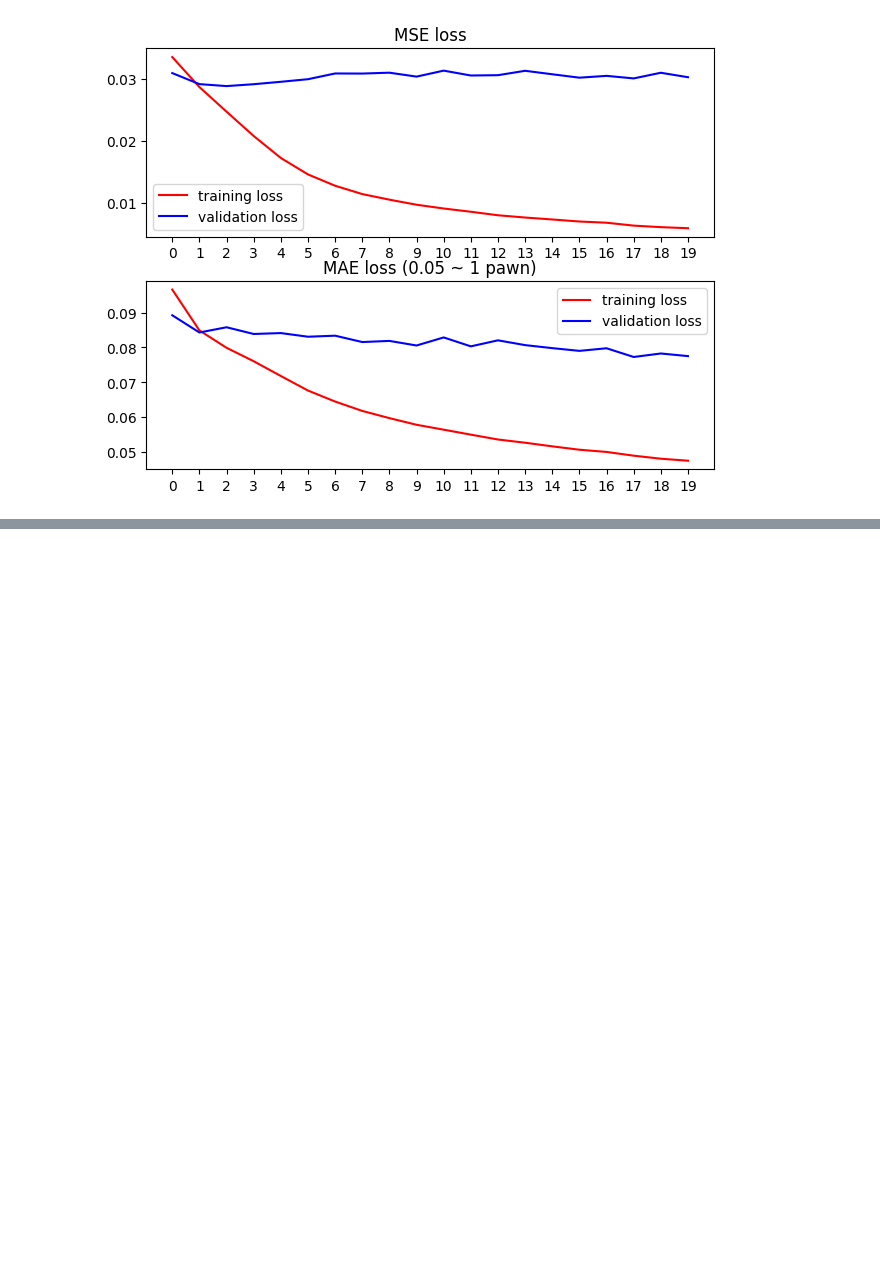
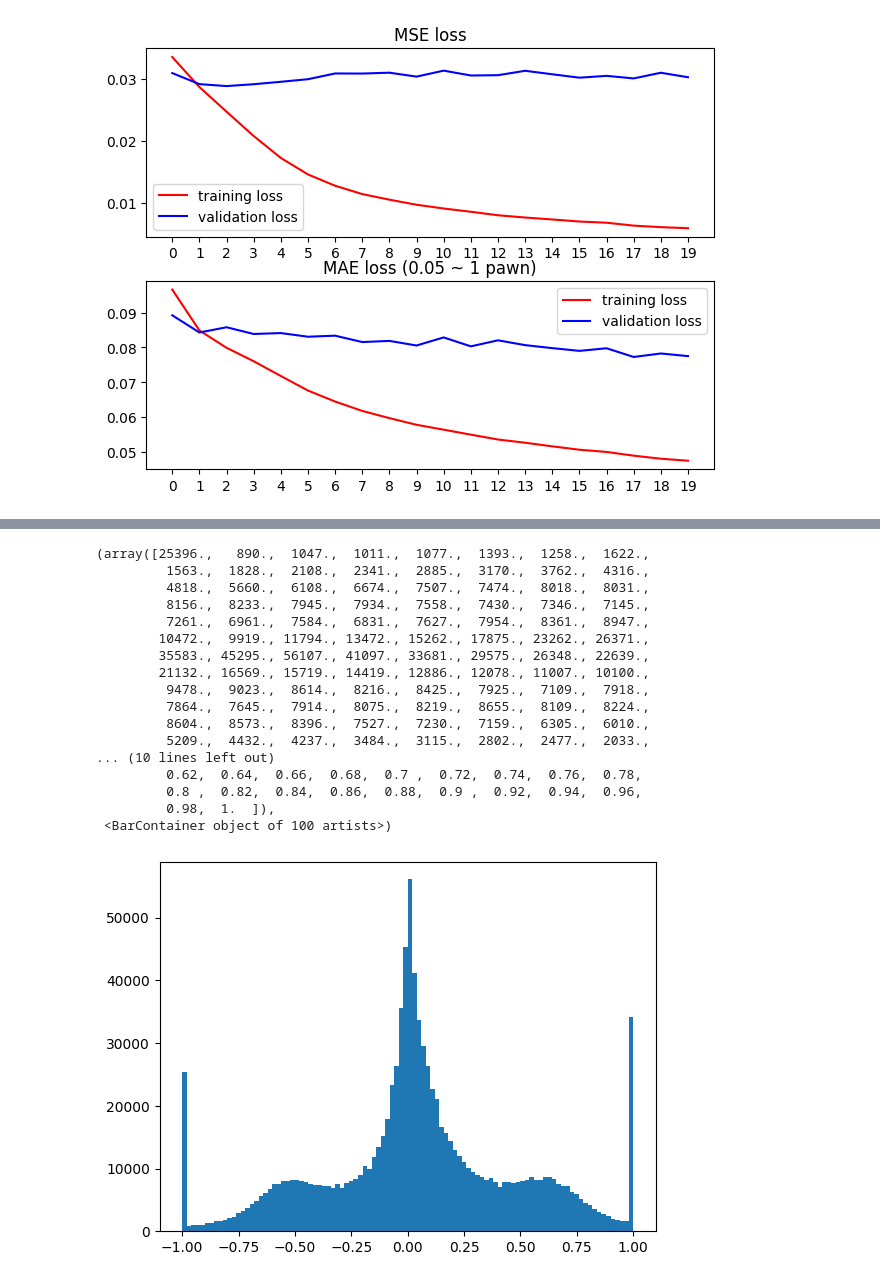
Before and after one commit to krajewskiML/ChessNeuralNetwork, a Jupyter notebook: train_keras.ipynb, the cells around one changed output, grey strips where cells are left out. Cells and saved outputs as stored; diff of their text form; code cells hidden in the pictures; blank space fills up the shorter version.

Commit message:
add visualisation

```diff
--- a/train_keras.ipynb
+++ b/train_keras.ipynb
@@ -446,0 +452,24 @@ plot_training(history_extended_new_data)
+# %%
+QUEEN_VALUE = 900
+clipped_labels_queen = np.clip(labels, -QUEEN_VALUE, QUEEN_VALUE)
+transformed_clipped_labels_queen = ((clipped_labels_queen - clipped_labels_queen.min()) / (clipped_labels_queen.max() - clipped_labels_queen.min())) * 2 - 1
+plt.hist(transformed_clipped_labels_queen, bins=100)
+# %% [output]
+(array([25396.,   890.,  1047.,  1011.,  1077.,  1393.,  1258.,  1622.,
+         1563.,  1828.,  2108.,  2341.,  2885.,  3170.,  3762.,  4316.,
+         4818.,  5660.,  6108.,  6674.,  7507.,  7474.,  8018.,  8031.,
+         8156.,  8233.,  7945.,  7934.,  7558.,  7430.,  7346.,  7145.,
+         7261.,  6961.,  7584.,  6831.,  7627.,  7954.,  8361.,  8947.,
+        10472.,  9919., 11794., 13472., 15262., 17875., 23262., 26371.,
+        35583., 45295., 56107., 41097., 33681., 29575., 26348., 22639.,
+        21132., 16569., 15719., 14419., 12886., 12078., 11007., 10100.,
+         9478.,  9023.,  8614.,  8216.,  8425.,  7925.,  7109.,  7918.,
+         7864.,  7645.,  7914.,  8075.,  8219.,  8655.,  8109.,  8224.,
+         8604.,  8573.,  8396.,  7527.,  7230.,  7159.,  6305.,  6010.,
+         5209.,  4432.,  4237.,  3484.,  3115.,  2802.,  2477.,  2033.,
+... (10 lines left out)
+         0.62,  0.64,  0.66,  0.68,  0.7 ,  0.72,  0.74,  0.76,  0.78,
+         0.8 ,  0.82,  0.84,  0.86,  0.88,  0.9 ,  0.92,  0.94,  0.96,
+         0.98,  1.  ]),
+ <BarContainer object of 100 artists>)
+[figure, added]
```
Also changed, not shown: parts of 32 cells of this notebook, 3 other files.
